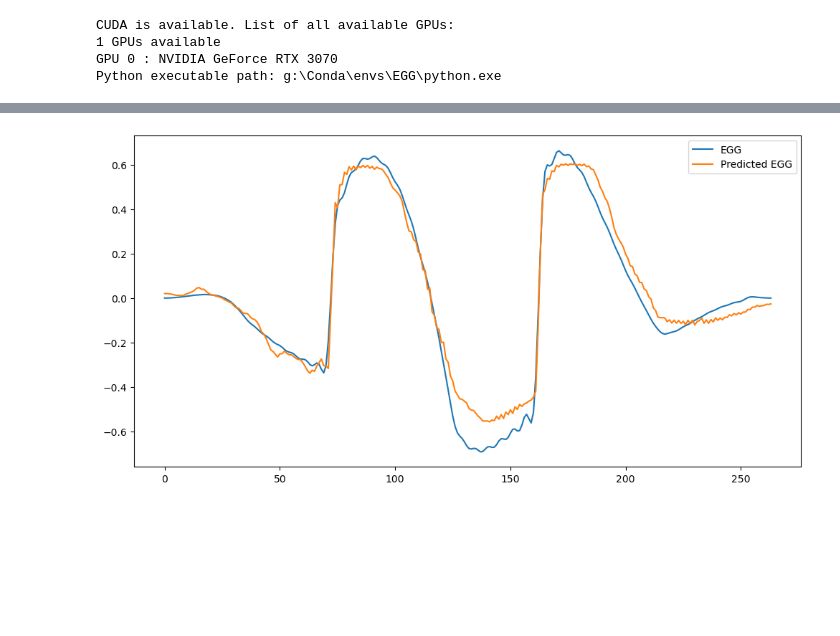
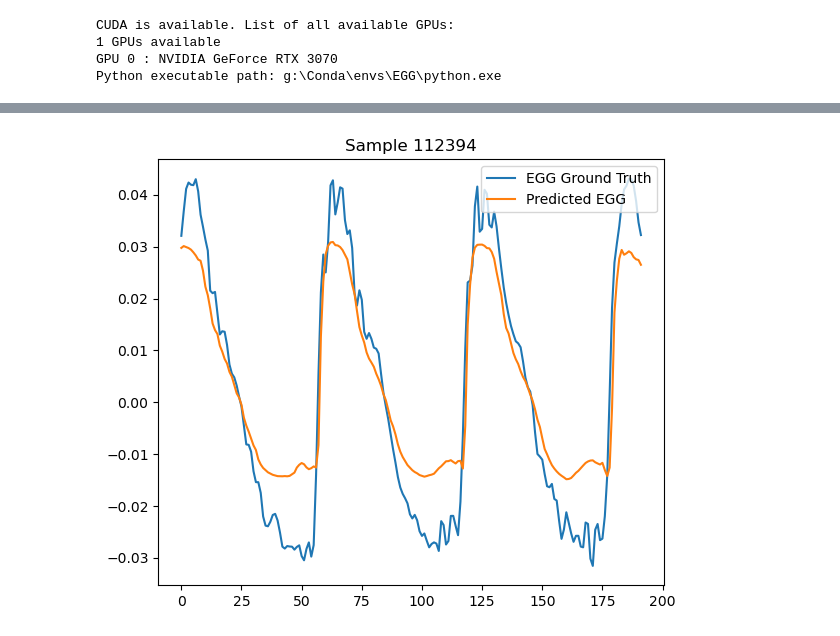
Before and after one commit to ChuanCh/A2E, a Jupyter notebook: WaveNet_train.ipynb, the cells around one changed output, grey strips where cells are left out. Drawn from its saved outputs; the diff is of its cells as text; code cells hidden in the pictures; blank space fills up the shorter version.

```diff
--- a/WaveNet_train.ipynb
+++ b/WaveNet_train.ipynb
@@ -475,25 +637,21 @@ torch.save(model.state_dict(), 'WaveNet.pth')
-# %%
-# plot prediction
-import numpy as np
-import matplotlib.pyplot as plt
-from scipy.signal import savgol_filter
-e = e.cpu()
-output = output.cpu()
-
-# pick a random sample
-sample = np.random.randint(0, len(e))
-egg_sample = e[sample].squeeze()
-output_sample = output[sample].squeeze()
-
-# Plot the first sample
-plt.figure(figsize=(12, 6))
-plt.plot(egg_sample, label='EGG')
-plt.plot(output_sample, label='Predicted EGG')
-plt.legend()
-
-plt.show()
-# %% [output]
-[figure, removed]
+# %%
+num_samples = 1
+samples = np.random.randint(0, len(targets), size=num_samples)
+
+plt.figure(figsize=(6, 5 * num_samples))
+for i, sample in enumerate(samples, 1):
+    plt.subplot(num_samples, 1, i)
+    egg_sample = targets[sample].squeeze()
+    output_sample = predictions[sample].squeeze()
+    plt.plot(egg_sample, label='EGG Ground Truth')
+    plt.plot(output_sample, label='Predicted EGG')
+    plt.legend()
+    plt.title(f'Sample {sample}')
+
+plt.tight_layout()
+plt.show()
+# %% [output]
+[figure, added]
 # %%
 import matplotlib.pyplot as plt
 import torch
```
Also changed, not shown: parts of 20 cells of this notebook, 18 other files.
